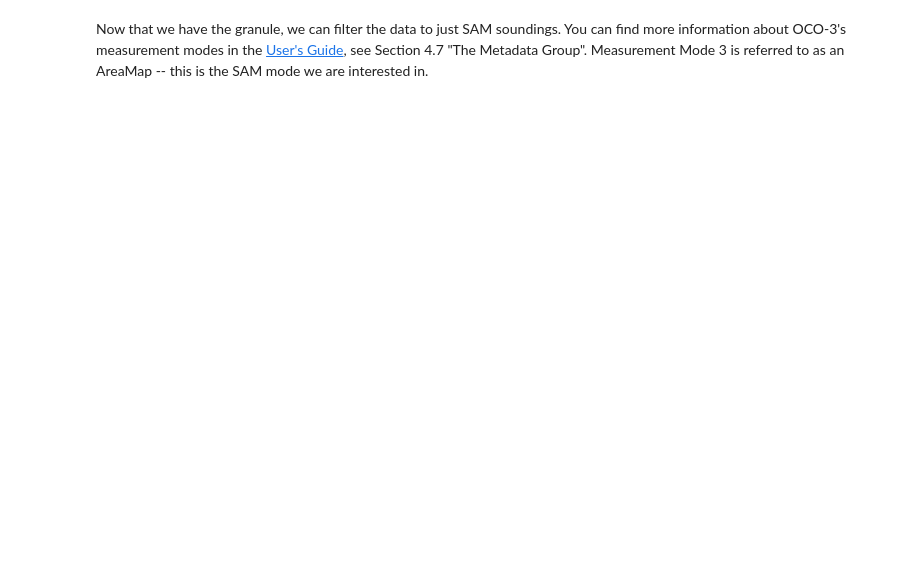
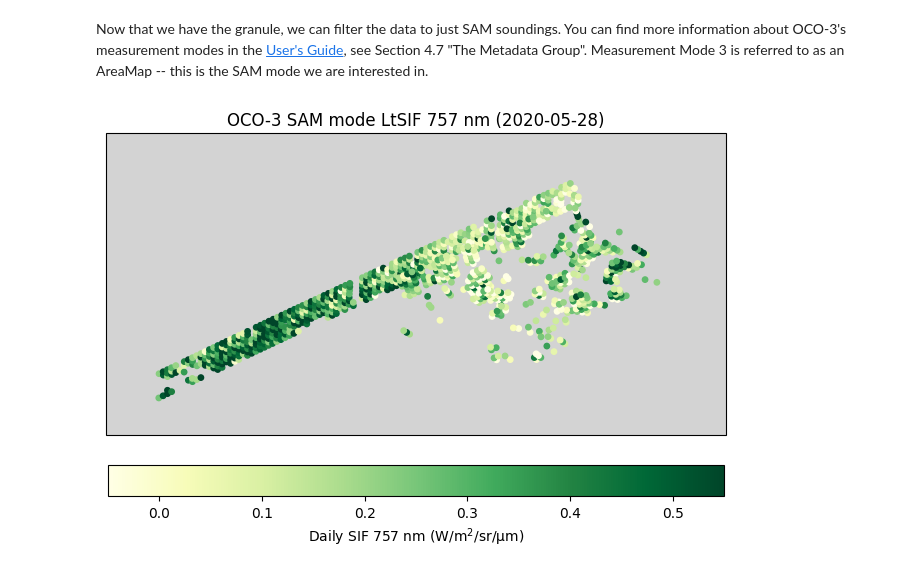
Before and after one commit to jackiryan/SIF-ARSET, a Jupyter notebook: notebooks/oco3_sam.ipynb, the cells around one changed output. Saved outputs shown, nothing was run; the diff lists cells and outputs as text; code cells hidden in the pictures; blank space fills up the shorter version.

Commit message:
Added footprints to SAM plots, updated sample image

```diff
--- a/notebooks/oco3_sam.ipynb
+++ b/notebooks/oco3_sam.ipynb
@@ -43,34 +69,36 @@ Now that we have the granule, we can filter the data to just SAM soundings. You
 # %%
 # Get the measurement mode of the data first so we can filter to just use SAM mode soundings
 # Additionally, we will remove low quality soundings
 meas_mode = np.array(granule["Metadata_MeasurementMode"].data[:])
 qual_flag = np.array(granule["Quality_Flag"].data[:])
 sam_mask  = (meas_mode == 3) & ((qual_flag == 0) | (qual_flag == 1))
 
 all_lat = granule["Latitude"].data[:]
 all_lon = granule["Longitude"].data[:]
 all_sif = granule["Daily_SIF_757nm"].data[:]
 
 lat = all_lat[sam_mask]
 lon = all_lon[sam_mask]
 sif = all_sif[sam_mask]
 
-sam_extent = [-124, -120.4, 43.3, 45]
+sam_extent = [-123.9, -120.4, 43.3, 45]
 
 # Using the plot_samples function from the first notebook gives us a good first look at this data
 # before further processing. The YlGn colormap is used to make it easier to compare the data with
 # the official plot.
 plot_samples(
     sif, lat, lon,
     vmin=-0.05,
     vmax=0.55,
     cmap="YlGn",
     point_size=15,
     fig_size=(8, 8),
     extents=sam_extent,
     title=f"OCO-3 SAM mode LtSIF 757 nm ({data_date.strftime('%Y-%m-%d')})",
     label=r"Daily SIF 757 nm (W/$\mathrm{m}^2$/sr/μm)"
 )
+# %% [output]
+[figure, added]
 # %% [markdown]
 ### Comparison with official plot
 If you've been following along on the OCO-3 website, you may have noticed that the science team provides pre-made plots of a variety of measurements for each SAM acquisition. Let's take a look at one of these plots for the OCO-3 LtSIF 757nm variable:
```
Also changed, not shown: parts of 4 cells of this notebook, 1 other file.
